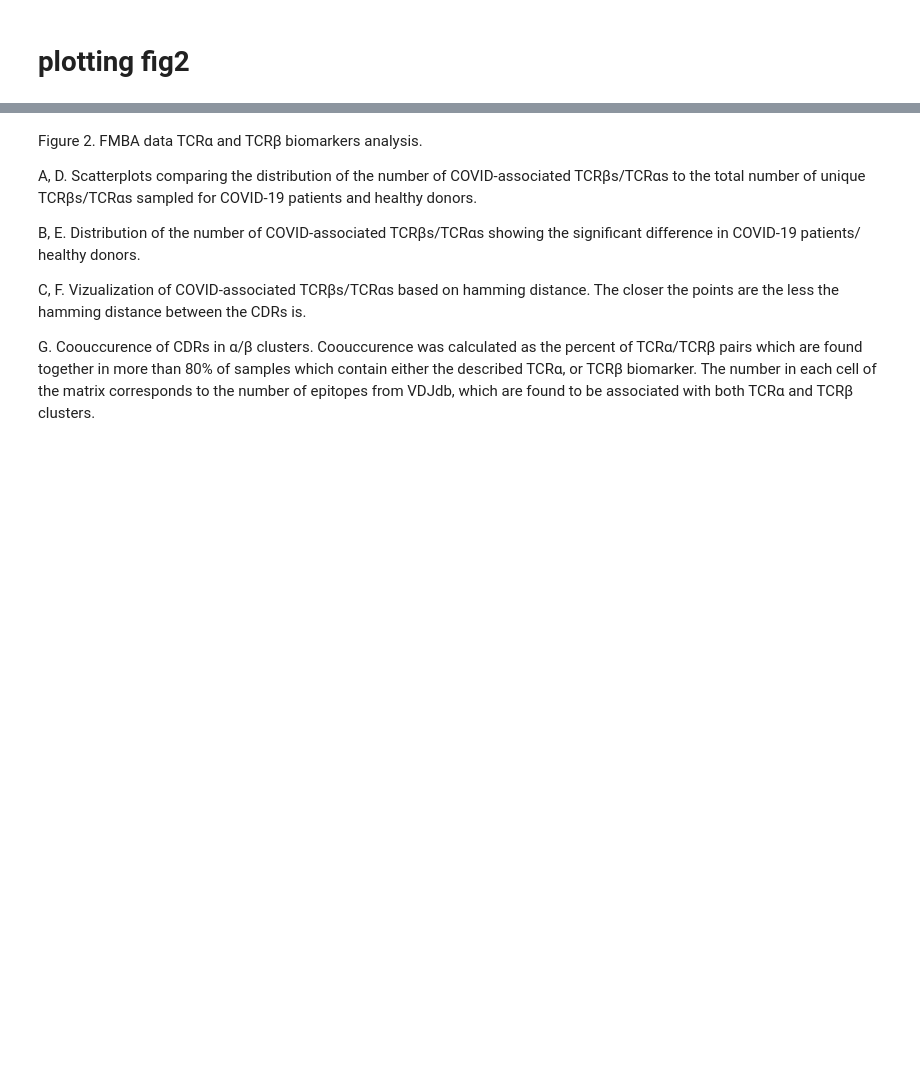
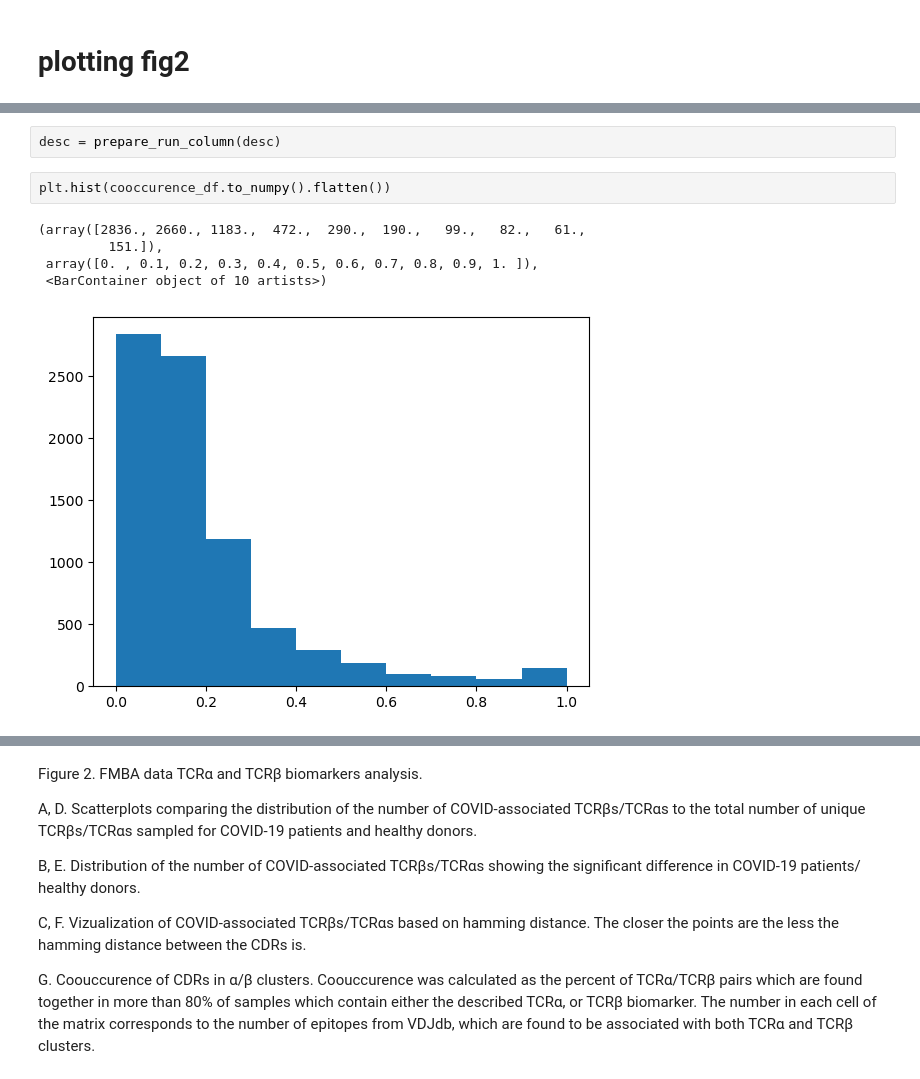
Before and after one commit to antigenomics/tcr-covid-classifier, a Jupyter notebook: publication-notebooks/fig2.ipynb, the cells around one changed output, grey strips where cells are left out. Saved outputs shown, nothing was run; the diff lists cells and outputs as text; blank space fills up the shorter version.

```diff
--- a/publication-notebooks/fig2.ipynb
+++ b/publication-notebooks/fig2.ipynb
@@ -184,3 +249,13 @@ from utils.viz_utils import plot_clonotype_clustering_with_epitope_labeling, plo
+# %%
+desc = prepare_run_column(desc)
+# %%
+plt.hist(cooccurence_df.to_numpy().flatten())
+# %% [output]
+(array([2836., 2660., 1183.,  472.,  290.,  190.,   99.,   82.,   61.,
+         151.]),
+ array([0. , 0.1, 0.2, 0.3, 0.4, 0.5, 0.6, 0.7, 0.8, 0.9, 1. ]),
+ <BarContainer object of 10 artists>)
+[figure, added]
 # %%
 import matplotlib.pyplot as plt
 from matplotlib.gridspec import GridSpec
```
Also changed, not shown: parts of 32 cells of this notebook, 28 other files.
